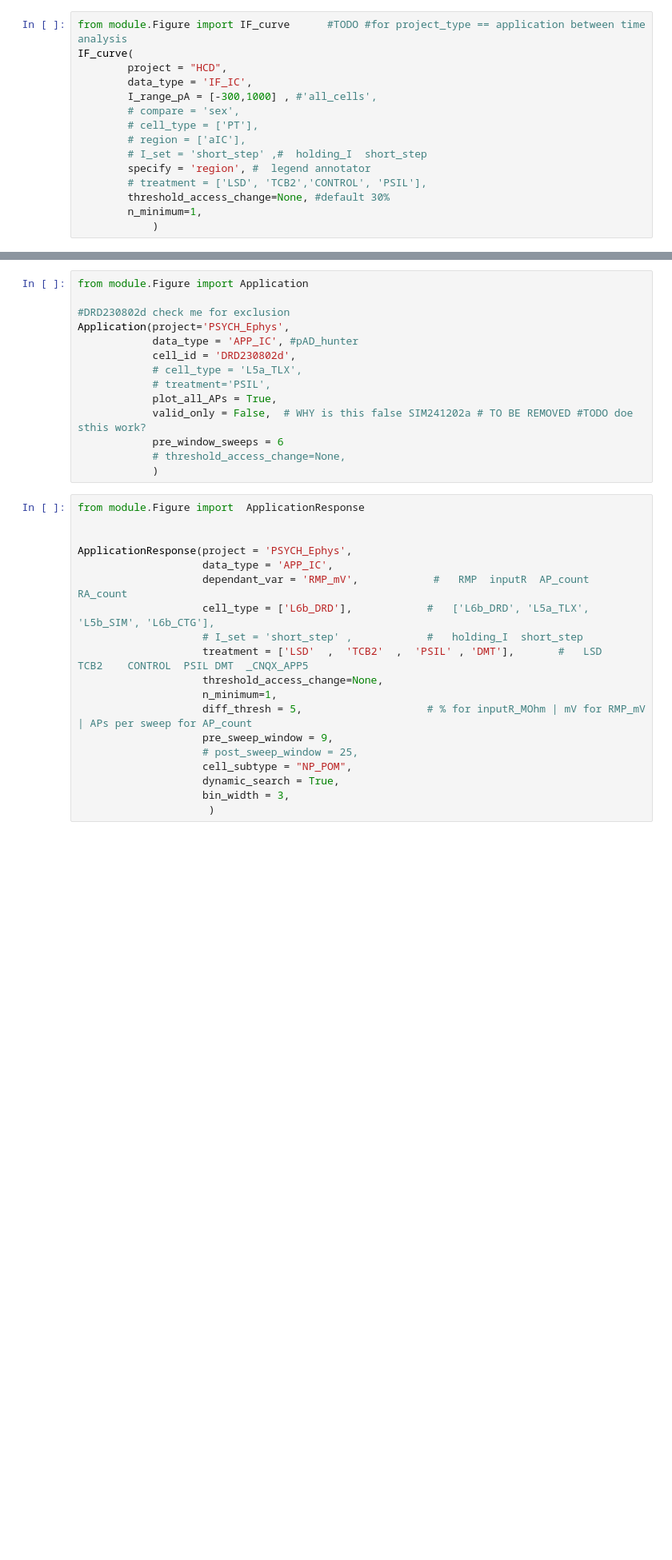
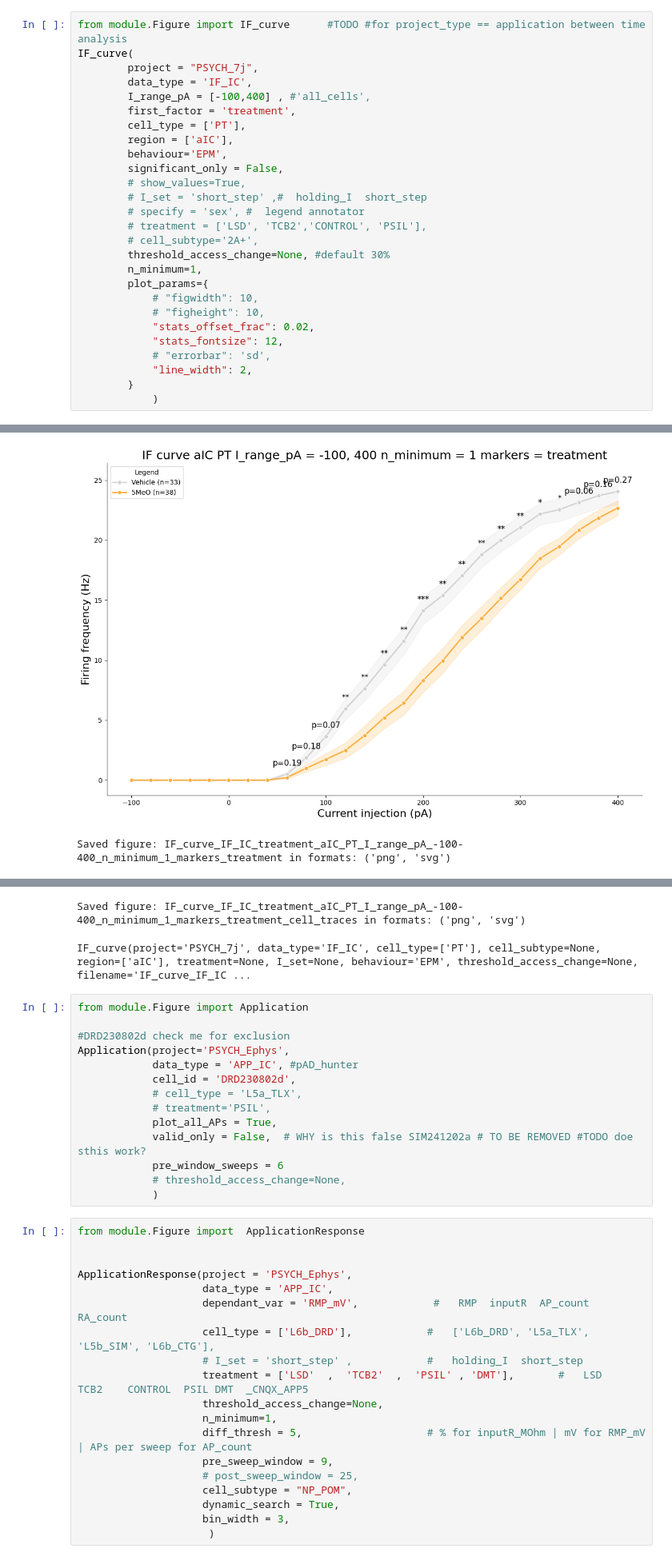
Before and after one commit to jjb-hub/IGOR_phd, a Jupyter notebook: RUN.ipynb, the cells around one changed output, grey strips where cells are left out. Shown at 80% size. Cells and saved outputs as stored; diff of their text form; blank space fills up the shorter version.

```diff
--- a/RUN.ipynb
+++ b/RUN.ipynb
@@ -84,15 +246,28 @@ Histogram(
 # %%
 from module.Figure import IF_curve      #TODO #for project_type == application between time analysis
 IF_curve(
-        project = "HCD",
+        project = "PSYCH_7j",
         data_type = 'IF_IC',
-        I_range_pA = [-300,1000] , #'all_cells',
-        # compare = 'sex',
-        # cell_type = ['PT'],
-        # region = ['aIC'],
+        I_range_pA = [-100,400] , #'all_cells',
+        first_factor = 'treatment',
+        cell_type = ['PT'],
+        region = ['aIC'],
+        behaviour='EPM',
+        significant_only = False,
+        # show_values=True,
         # I_set = 'short_step' ,#  holding_I  short_step
-        specify = 'region', #  legend annotator
+        # specify = 'sex', #  legend annotator
         # treatment = ['LSD', 'TCB2','CONTROL', 'PSIL'],
+        # cell_subtype='2A+',
         threshold_access_change=None, #default 30%
         n_minimum=1,
+        plot_params={
+            # "figwidth": 10,
+            # "figheight": 10,
+            "stats_offset_frac": 0.02,
+            "stats_fontsize": 12,
+            # "errorbar": 'sd',
+            "line_width": 2,
+        }
             )
+# %% [output]
@@ -98,0 +293,2 @@ IF_curve(
+[figure, added]
+Saved figure: IF_curve_IF_IC_treatment_aIC_PT_I_range_pA_-100-400_n_minimum_1_markers_treatment in formats: ('png', 'svg')
@@ -99,3 +296,5 @@ IF_curve(
+Saved figure: IF_curve_IF_IC_treatment_aIC_PT_I_range_pA_-100-400_n_minimum_1_markers_treatment_cell_traces in formats: ('png', 'svg')
+IF_curve(project='PSYCH_7j', data_type='IF_IC', cell_type=['PT'], cell_subtype=None, region=['aIC'], treatment=None, I_set=None, behaviour='EPM', threshold_access_change=None, filename='IF_curve_IF_IC ...
 # %%
 from module.Figure import Application
 
```
Also changed, not shown: parts of 13 cells of this notebook, 3 other files.
